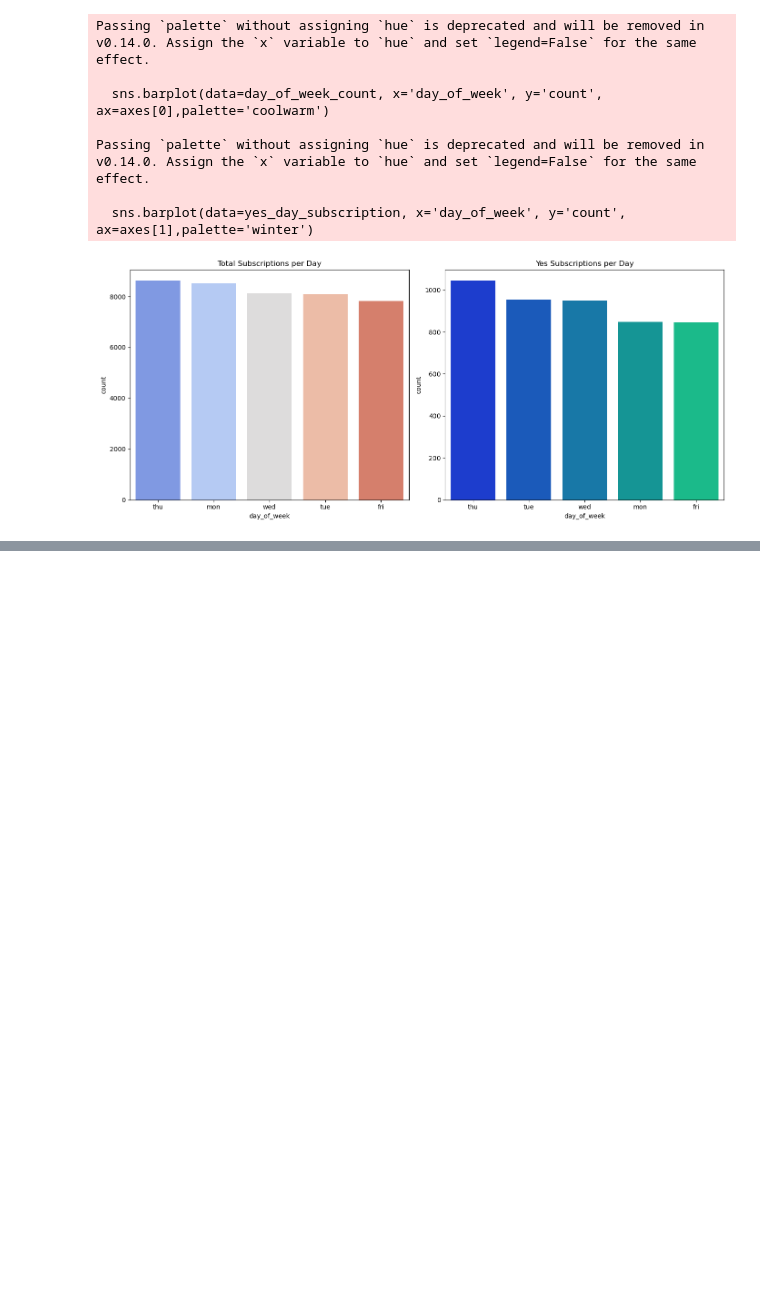
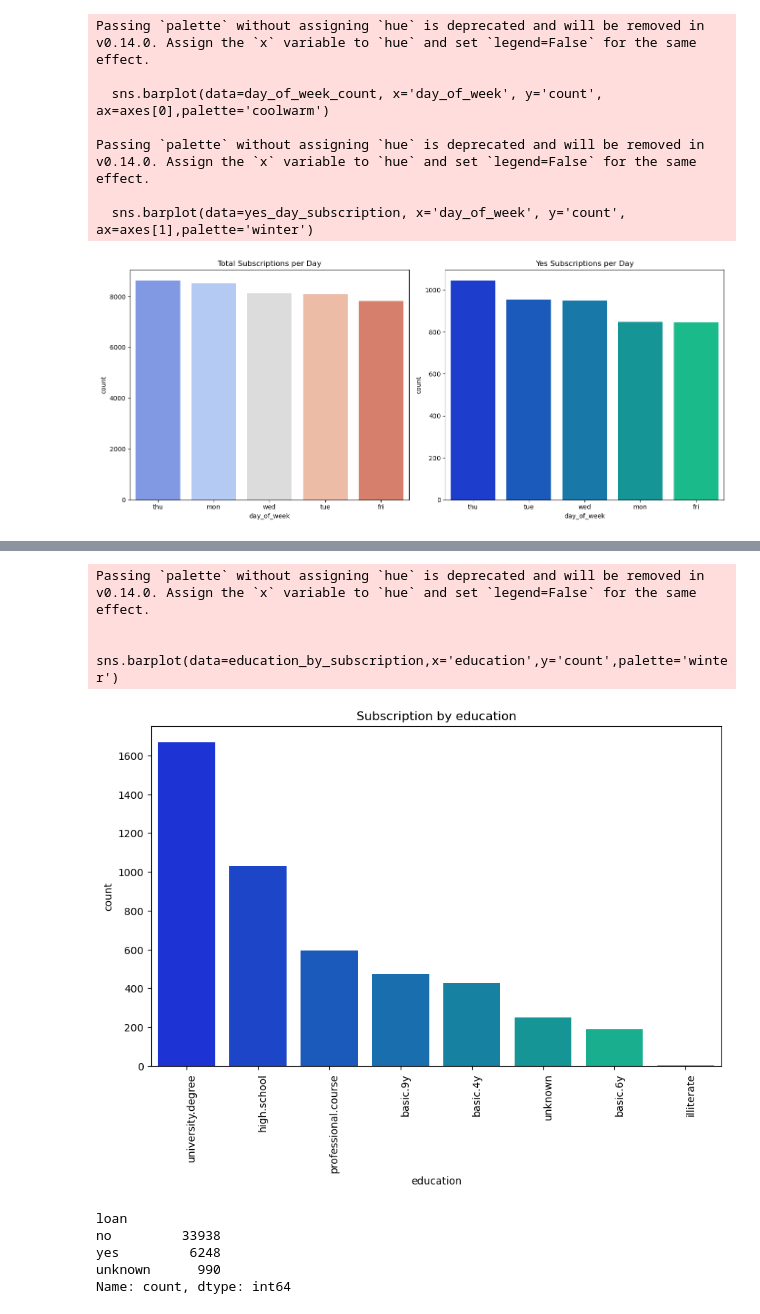
Before and after one commit to Isaac-Jim/AzubiAfrica-Assessment, a Jupyter notebook: Client_Subscription_Prediction.ipynb, the cells around one changed output, grey strips where cells are left out. Saved outputs shown, nothing was run; the diff lists cells and outputs as text; code cells hidden in the pictures; blank space fills up the shorter version.

Commit message:
answered the fourth question on my list of questions,5 more to go.I will work on data preprocessing after i am done with EDA

```diff
--- a/Client_Subscription_Prediction.ipynb
+++ b/Client_Subscription_Prediction.ipynb
@@ -450,0 +462,14 @@ df['']
+# %%
+education_by_subscription =yes_subscription['education'].value_counts().reset_index().sort_values(by='count',ascending = False)
+# %%
+
+plt.figure(figsize=(10,6))
+plt.title('Subscription by education')
+sns.barplot(data=education_by_subscription,x='education',y='count',palette='winter')
+plt.xticks(rotation= 90,ha='left')
+plt.show()
+# %% [output]
+Passing `palette` without assigning `hue` is deprecated and will be removed in v0.14.0. Assign the `x` variable to `hue` and set `legend=False` for the same effect.
+
+  sns.barplot(data=education_by_subscription,x='education',y='count',palette='winter')
+[figure, added]
@@ -450,0 +478,8 @@ df['']
+# %%
+df['loan'].value_counts()
+# %% [output]
+loan
+no         33938
+yes         6248
+unknown      990
+Name: count, dtype: int64
```
Also changed, not shown: parts of 3 cells of this notebook.
